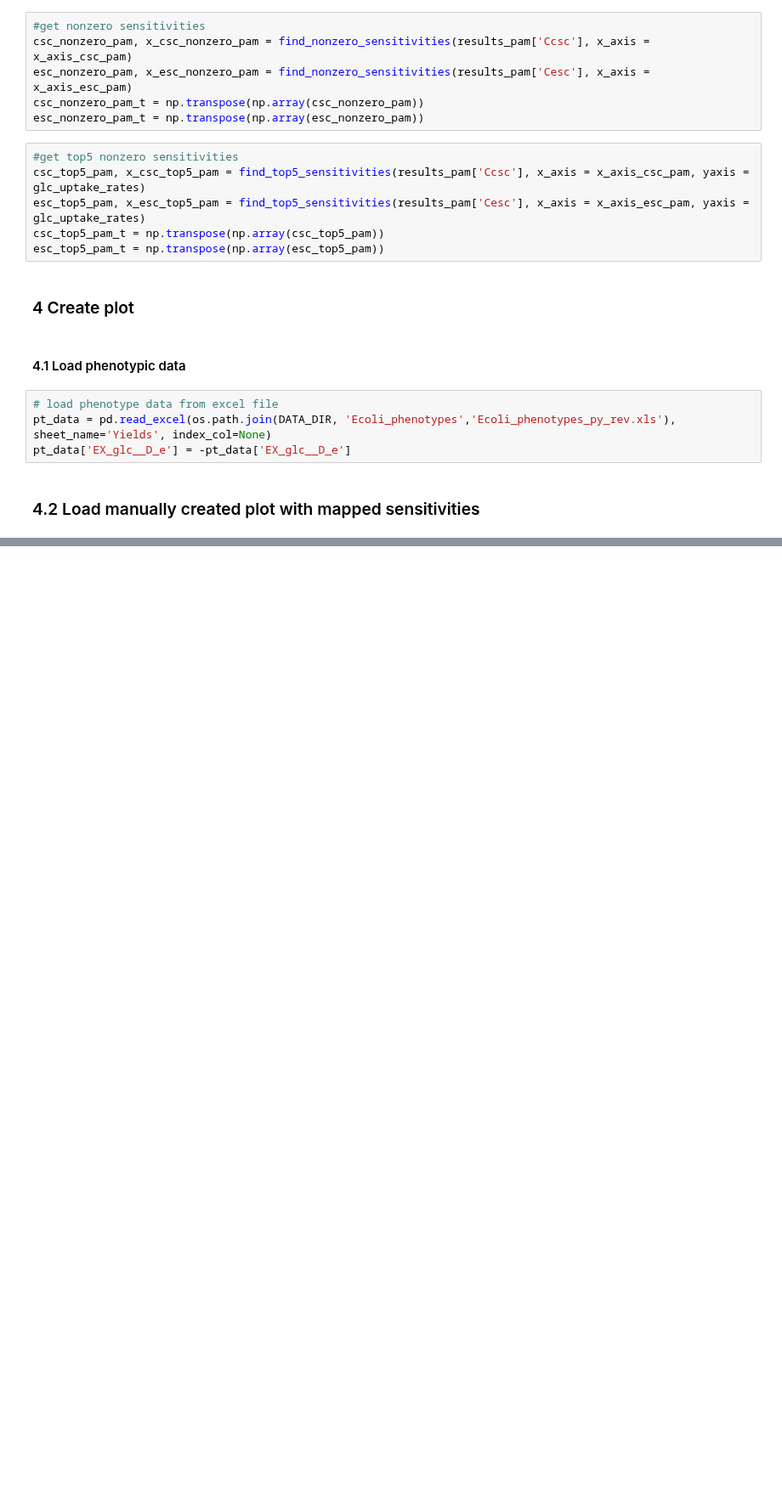
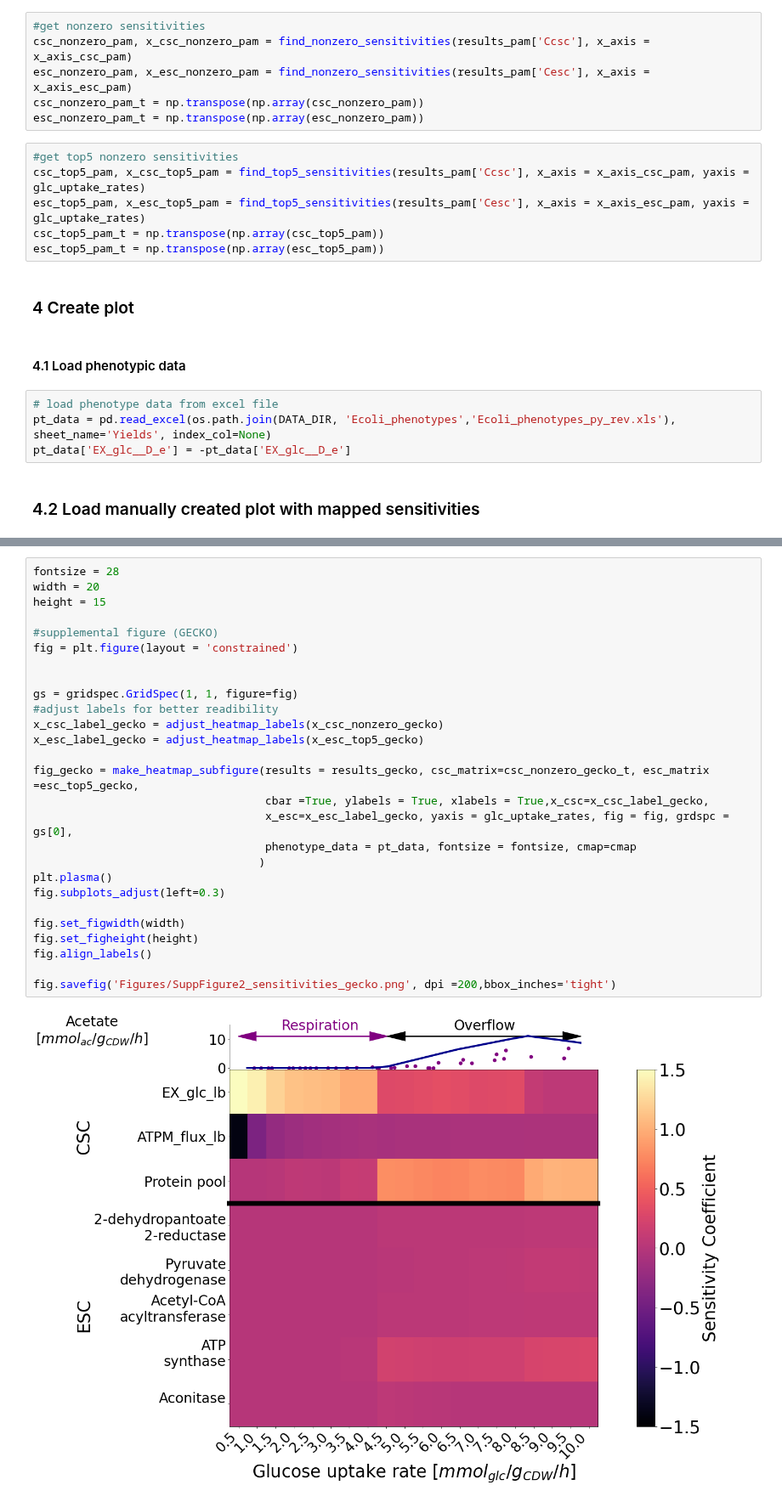
Before and after one commit to iAMB-RWTH-Aachen/PAModelpy, a Jupyter notebook: Figures/Figure2_sensitivities_gecko_pam.ipynb, the cells around one changed output, grey strips where cells are left out. Shown at 85% size. Cells and saved outputs as stored; diff of their text form; blank space fills up the shorter version.

```diff
--- a/Figures/Figure2_sensitivities_gecko_pam.ipynb
+++ b/Figures/Figure2_sensitivities_gecko_pam.ipynb
@@ -482,0 +541,29 @@ fig.savefig('Figure2_sensitivities_gecko_pam.png', dpi =200,bbox_inches='tight')
+# %%
+fontsize = 28
+width = 20
+height = 15
+
+#supplemental figure (GECKO)
+fig = plt.figure(layout = 'constrained')
+
+
+gs = gridspec.GridSpec(1, 1, figure=fig)
+#adjust labels for better readibility
+x_csc_label_gecko = adjust_heatmap_labels(x_csc_nonzero_gecko)
+x_esc_label_gecko = adjust_heatmap_labels(x_esc_top5_gecko)
+
+fig_gecko = make_heatmap_subfigure(results = results_gecko, csc_matrix=csc_nonzero_gecko_t, esc_matrix =esc_top5_gecko,
+                                   cbar =True, ylabels = True, xlabels = True,x_csc=x_csc_label_gecko,
+                                   x_esc=x_esc_label_gecko, yaxis = glc_uptake_rates, fig = fig, grdspc = gs[0],
+                                   phenotype_data = pt_data, fontsize = fontsize, cmap=cmap
+                                  )
+plt.plasma()
+fig.subplots_adjust(left=0.3)
+
+fig.set_figwidth(width)
+fig.set_figheight(height)
+fig.align_labels()
+
+fig.savefig('Figures/SuppFigure2_sensitivities_gecko.png', dpi =200,bbox_inches='tight')
+# %% [output]
+[figure, added]
```
Also changed, not shown: parts of 8 cells of this notebook, 9 other files.
